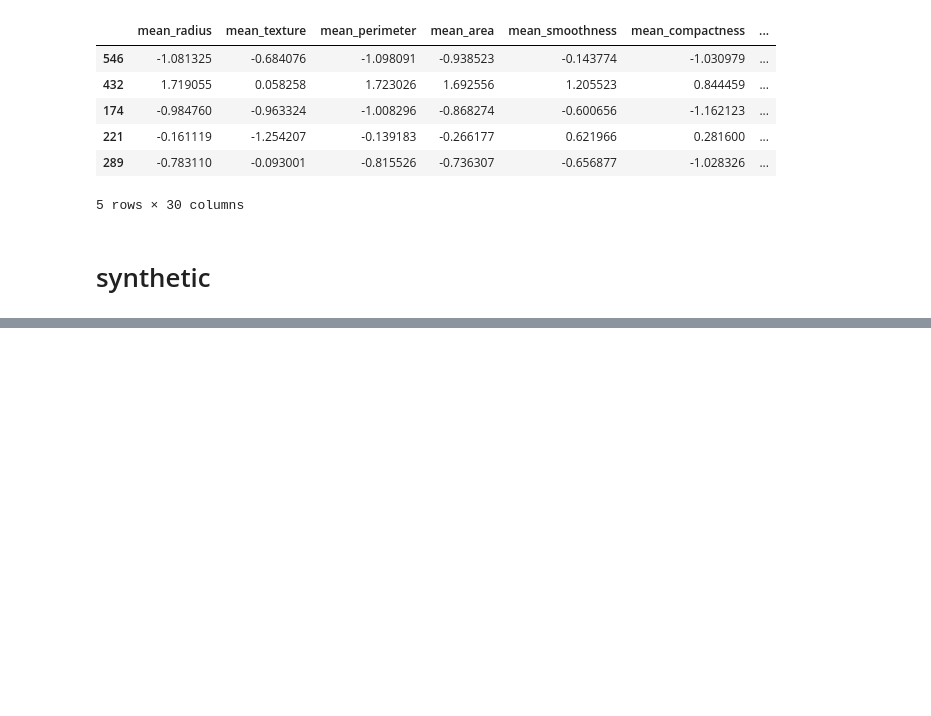
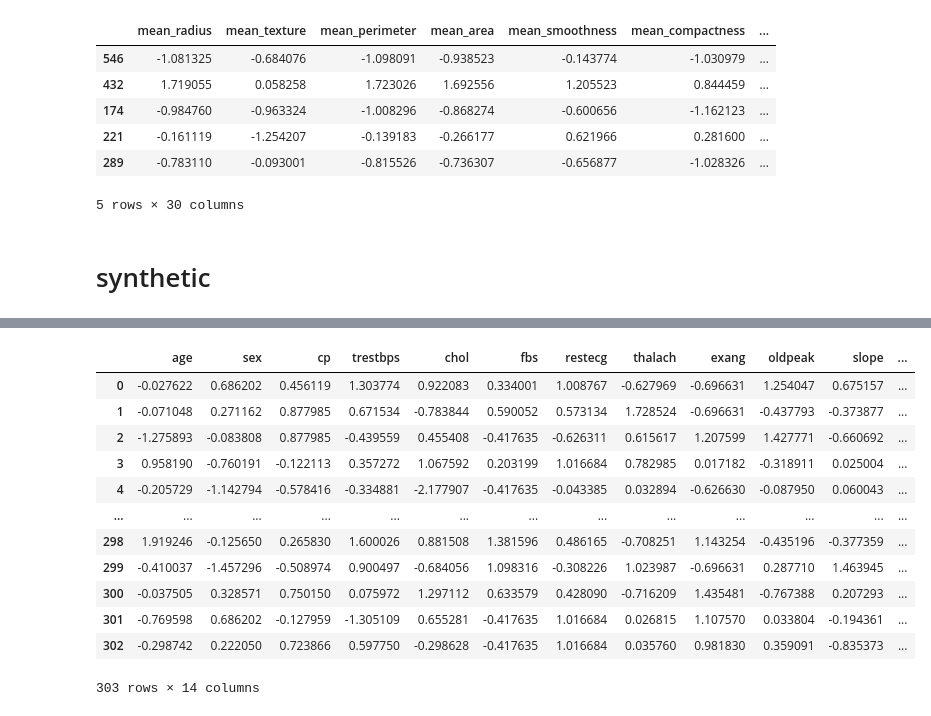
Before and after one commit to alibekk93/syn-vs-enc-simplified, a Jupyter notebook: playground.ipynb, the cells around one changed output, grey strips where cells are left out. Cells and saved outputs as stored; diff of their text form; code cells hidden in the pictures; blank space fills up the shorter version.

Commit message:
gausian coppula synthesizer

```diff
--- a/playground.ipynb
+++ b/playground.ipynb
@@ -62,0 +65,4 @@ model.X_train.head()
+# %%
+synth = Synthesizer("gaussian_copula", cfg="config/synthesizers.yaml")
+# %%
+synth.fit("breast_cancer")
@@ -62,0 +87,18 @@ model.X_train.head()
+# %%
+synth.run("diabetes")
+synth.run("breast_cancer")
+synth.run("heart_disease")
+# %% [output]
+|  | age | sex | cp | trestbps | chol | fbs | restecg | thalach | exang | oldpeak | slope | ... |
+| 0 | -0.027622 | 0.686202 | 0.456119 | 1.303774 | 0.922083 | 0.334001 | 1.008767 | -0.627969 | -0.696631 | 1.254047 | 0.675157 | ... |
+| 1 | -0.071048 | 0.271162 | 0.877985 | 0.671534 | -0.783844 | 0.590052 | 0.573134 | 1.728524 | -0.696631 | -0.437793 | -0.373877 | ... |
+| 2 | -1.275893 | -0.083808 | 0.877985 | -0.439559 | 0.455408 | -0.417635 | -0.626311 | 0.615617 | 1.207599 | 1.427771 | -0.660692 | ... |
+| 3 | 0.958190 | -0.760191 | -0.122113 | 0.357272 | 1.067592 | 0.203199 | 1.016684 | 0.782985 | 0.017182 | -0.318911 | 0.025004 | ... |
+| 4 | -0.205729 | -1.142794 | -0.578416 | -0.334881 | -2.177907 | -0.417635 | -0.043385 | 0.032894 | -0.626630 | -0.087950 | 0.060043 | ... |
+| ... | ... | ... | ... | ... | ... | ... | ... | ... | ... | ... | ... | ... |
+| 298 | 1.919246 | -0.125650 | 0.265830 | 1.600026 | 0.881508 | 1.381596 | 0.486165 | -0.708251 | 1.143254 | -0.435196 | -0.377359 | ... |
+| 299 | -0.410037 | -1.457296 | -0.508974 | 0.900497 | -0.684056 | 1.098316 | -0.308226 | 1.023987 | -0.696631 | 0.287710 | 1.463945 | ... |
+| 300 | -0.037505 | 0.328571 | 0.750150 | 0.075972 | 1.297112 | 0.633579 | 0.428090 | -0.716209 | 1.435481 | -0.767388 | 0.207293 | ... |
+| 301 | -0.769598 | 0.686202 | -0.127959 | -1.305109 | 0.655281 | -0.417635 | 1.016684 | 0.026815 | 1.107570 | 0.033804 | -0.194361 | ... |
+| 302 | -0.298742 | 0.222050 | 0.723866 | 0.597750 | -0.298628 | -0.417635 | 1.016684 | 0.035760 | 0.981830 | 0.359091 | -0.835373 | ... |
+303 rows × 14 columns
```
Also changed, not shown: parts of 3 cells of this notebook.
